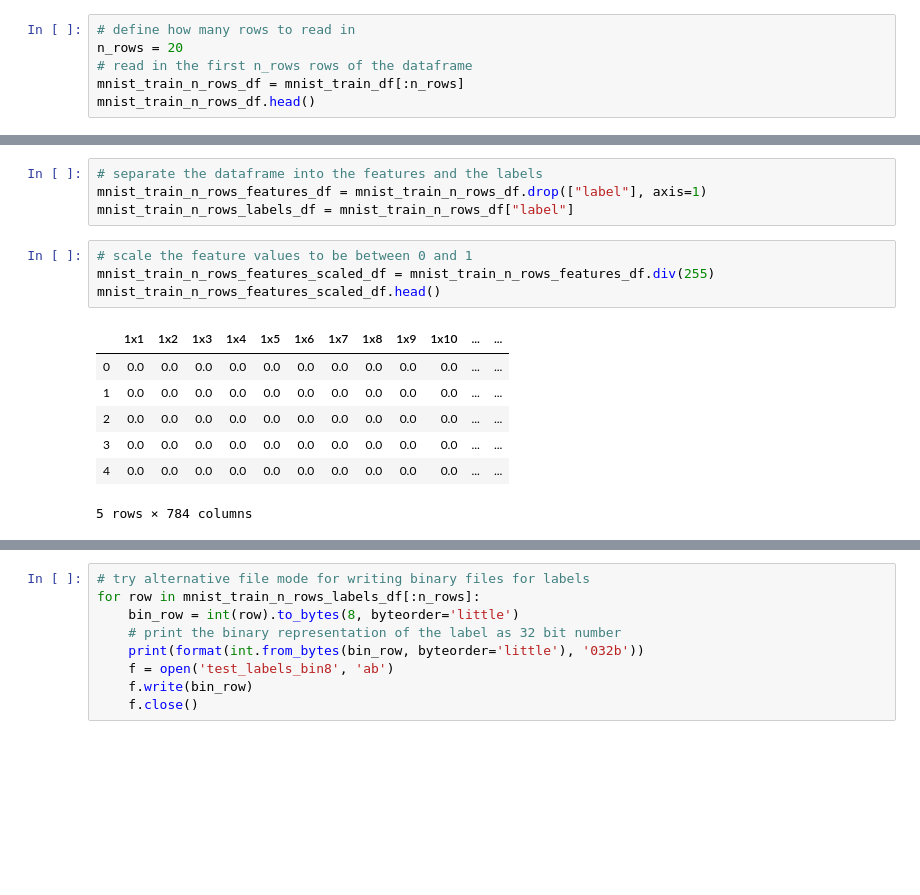
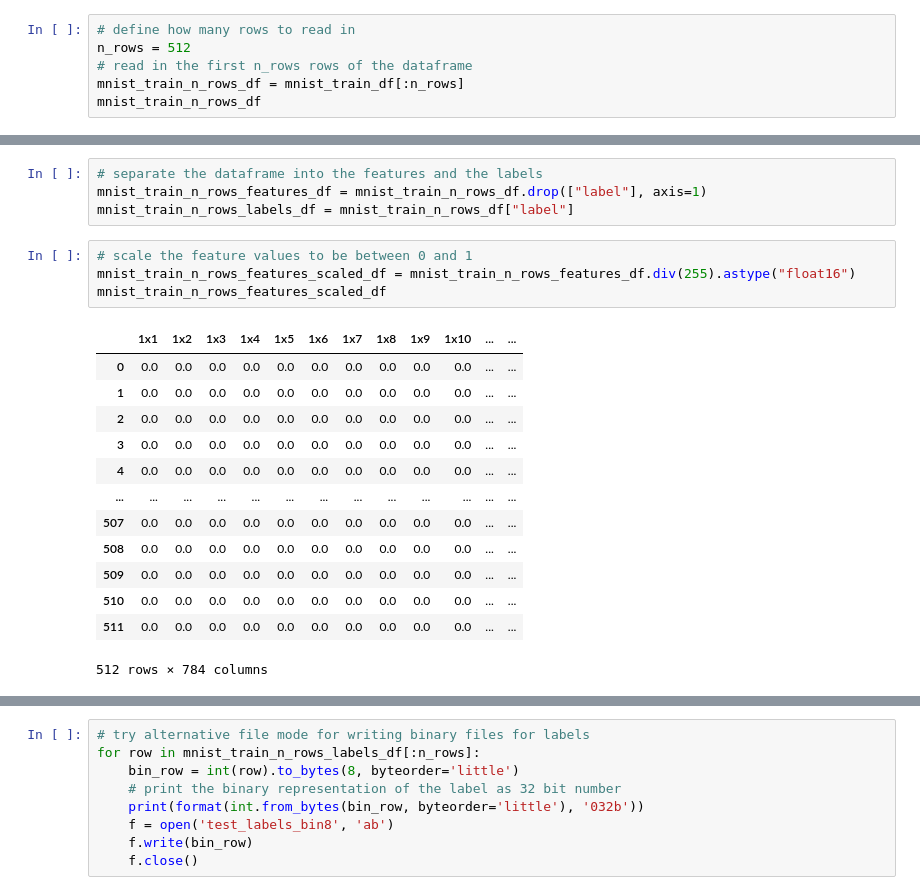
Before and after one commit to viv-eth/snitch, a Jupyter notebook: sw/applications/src/dram_preloading.ipynb, the cells around one changed output, grey strips where cells are left out. Drawn from its saved outputs; the diff is of its cells as text; blank space fills up the shorter version.

```diff
--- a/sw/applications/src/dram_preloading.ipynb
+++ b/sw/applications/src/dram_preloading.ipynb
@@ -18,9 +24,9 @@ mnist_train_df.head()
 # %%
 # define how many rows to read in
-n_rows = 20
+n_rows = 512
 # read in the first n_rows rows of the dataframe
 mnist_train_n_rows_df = mnist_train_df[:n_rows]
-mnist_train_n_rows_df.head()
+mnist_train_n_rows_df
 # %% [output]
 |  | label | 1x1 | 1x2 | 1x3 | 1x4 | 1x5 | 1x6 | 1x7 | 1x8 | 1x9 | ... | ... |
 | 0 | 5 | 0 | 0 | 0 | 0 | 0 | 0 | 0 | 0 | 0 | ... | ... |
@@ -35,13 +47,19 @@ mnist_train_n_rows_features_df = mnist_train_n_rows_df.drop(["label"], axis=1)
 mnist_train_n_rows_labels_df = mnist_train_n_rows_df["label"]
 # %%
 # scale the feature values to be between 0 and 1
-mnist_train_n_rows_features_scaled_df = mnist_train_n_rows_features_df.div(255)
-mnist_train_n_rows_features_scaled_df.head()
+mnist_train_n_rows_features_scaled_df = mnist_train_n_rows_features_df.div(255).astype("float16")
+mnist_train_n_rows_features_scaled_df
 # %% [output]
 |  | 1x1 | 1x2 | 1x3 | 1x4 | 1x5 | 1x6 | 1x7 | 1x8 | 1x9 | 1x10 | ... | ... |
 | 0 | 0.0 | 0.0 | 0.0 | 0.0 | 0.0 | 0.0 | 0.0 | 0.0 | 0.0 | 0.0 | ... | ... |
 | 1 | 0.0 | 0.0 | 0.0 | 0.0 | 0.0 | 0.0 | 0.0 | 0.0 | 0.0 | 0.0 | ... | ... |
 | 2 | 0.0 | 0.0 | 0.0 | 0.0 | 0.0 | 0.0 | 0.0 | 0.0 | 0.0 | 0.0 | ... | ... |
 | 3 | 0.0 | 0.0 | 0.0 | 0.0 | 0.0 | 0.0 | 0.0 | 0.0 | 0.0 | 0.0 | ... | ... |
 | 4 | 0.0 | 0.0 | 0.0 | 0.0 | 0.0 | 0.0 | 0.0 | 0.0 | 0.0 | 0.0 | ... | ... |
+| ... | ... | ... | ... | ... | ... | ... | ... | ... | ... | ... | ... | ... |
+| 507 | 0.0 | 0.0 | 0.0 | 0.0 | 0.0 | 0.0 | 0.0 | 0.0 | 0.0 | 0.0 | ... | ... |
+| 508 | 0.0 | 0.0 | 0.0 | 0.0 | 0.0 | 0.0 | 0.0 | 0.0 | 0.0 | 0.0 | ... | ... |
+| 509 | 0.0 | 0.0 | 0.0 | 0.0 | 0.0 | 0.0 | 0.0 | 0.0 | 0.0 | 0.0 | ... | ... |
+| 510 | 0.0 | 0.0 | 0.0 | 0.0 | 0.0 | 0.0 | 0.0 | 0.0 | 0.0 | 0.0 | ... | ... |
+| 511 | 0.0 | 0.0 | 0.0 | 0.0 | 0.0 | 0.0 | 0.0 | 0.0 | 0.0 | 0.0 | ... | ... |
-5 rows × 784 columns
+512 rows × 784 columns
```
Also changed, not shown: parts of 9 cells of this notebook, 1 other file.
